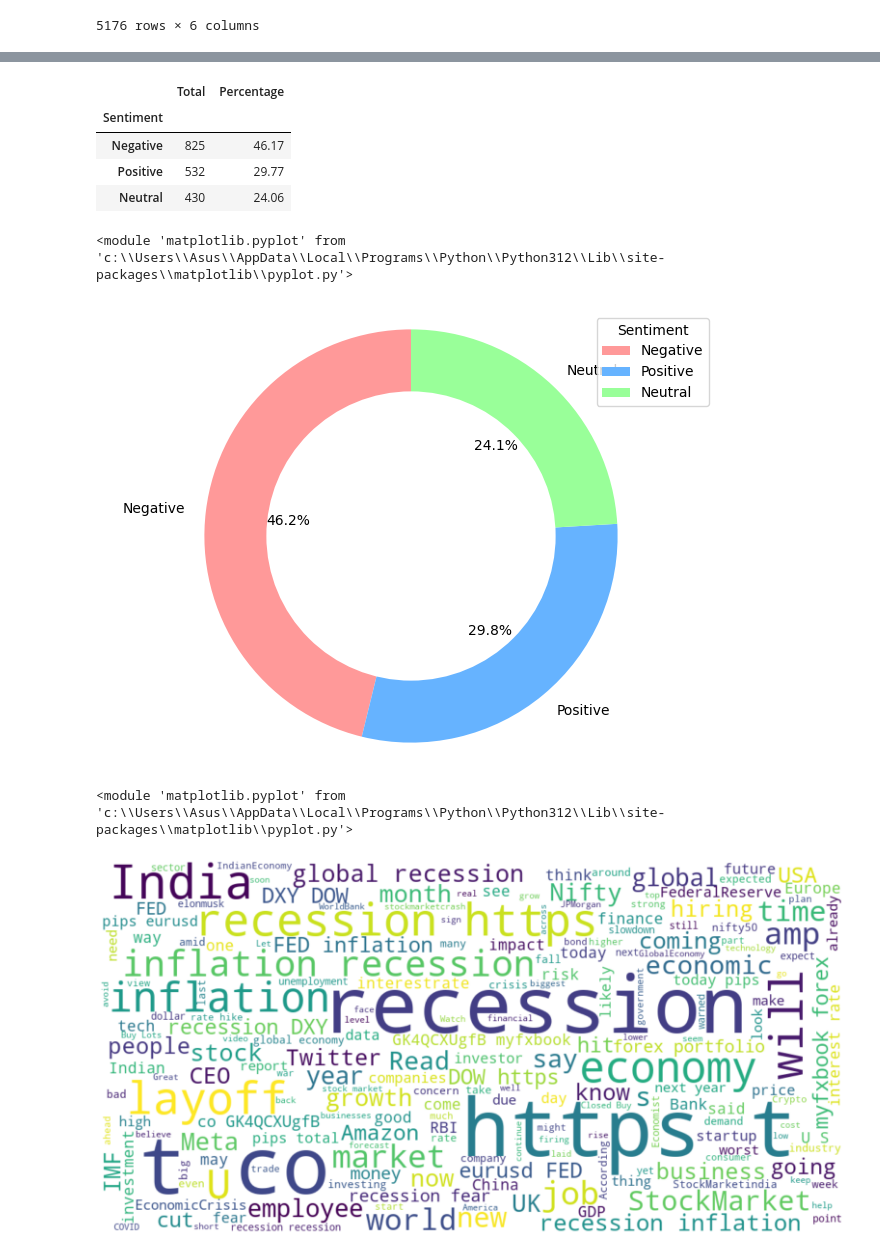
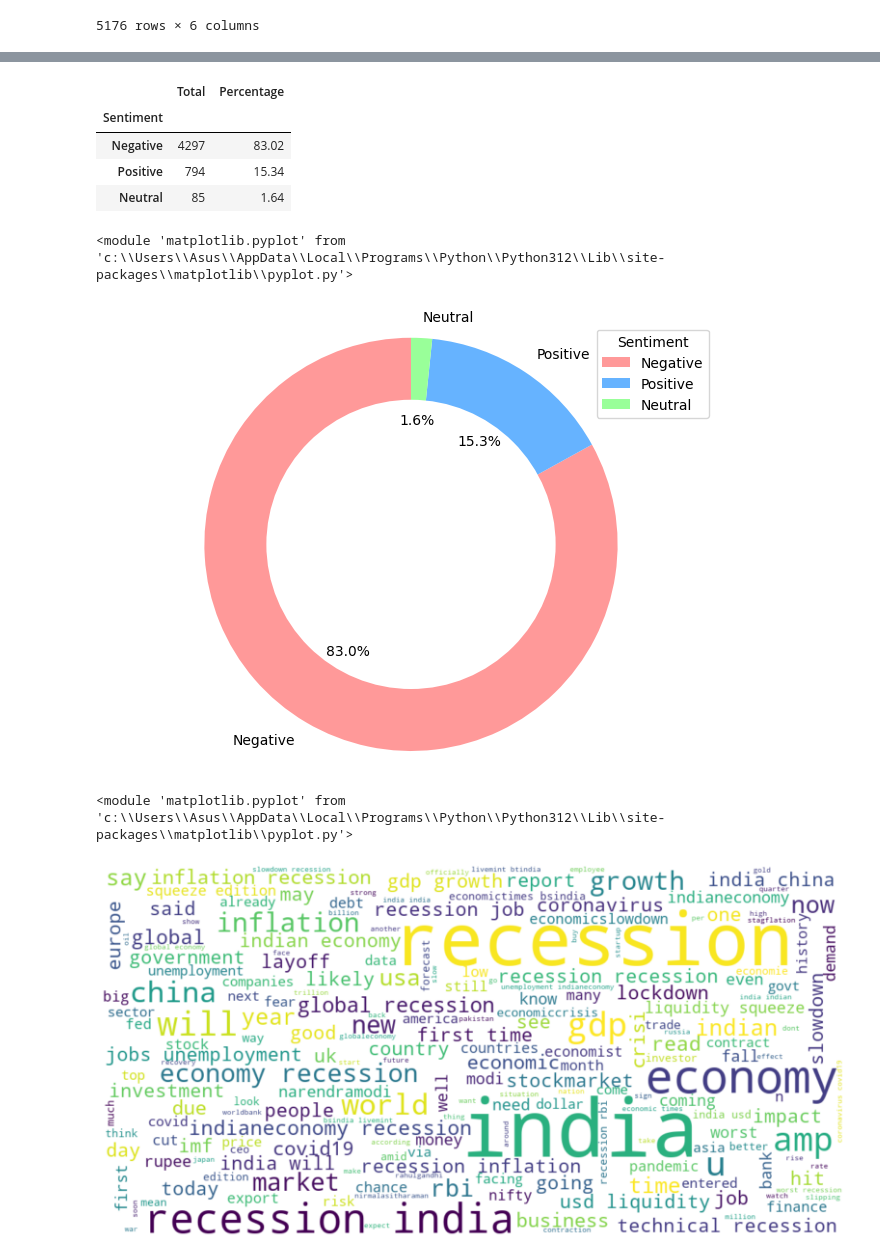
Before and after one commit to Ruchag0803/Twitter-sentiment-analysis, a Jupyter notebook: recession_Sentiment_Analysis.ipynb, the cells around one changed output, grey strips where cells are left out. Drawn from its saved outputs; the diff is of its cells as text; code cells hidden in the pictures.

```diff
--- a/recession_Sentiment_Analysis.ipynb
+++ b/recession_Sentiment_Analysis.ipynb
@@ -37,6 +49,6 @@ def clean(text):
     text=re.sub(r'https?:\/\/\S+', '', text)
     text = re.sub(r'[^a-zA-Z0-9\s]', '', text)
     return text
-df['Tweet'] = df['Tweet'].apply(clean)
+df['content'] = df['content'].apply(clean)
 df
 # %% [output]
@@ -77,7 +90,7 @@ def classify_sentiment(text):
         return 'Neutral'
 
 # Apply the function to each tweet in the 'Tweet' column and store the result in a new column 'Sentiment'
-df['Sentiment'] = df['Tweet'].apply(classify_sentiment)
+df['Sentiment'] = df['content'].apply(classify_sentiment)
 # %%
 df
 # %% [output]
@@ -105,9 +118,9 @@ tp
 # %% [output]
 |  | Total | Percentage |
 | Sentiment |  |  |
-| Negative | 825 | 46.17 |
-| Positive | 532 | 29.77 |
-| Neutral | 430 | 24.06 |
+| Negative | 4297 | 83.02 |
+| Positive | 794 | 15.34 |
+| Neutral | 85 | 1.64 |
 # %%
 
 labels = tp.index
@@ -127,16 +140,16 @@ plt.legend(title='Sentiment')
 plt
 # %% [output]
 <module 'matplotlib.pyplot' from 'c:\\Users\\Asus\\AppData\\Local\\Programs\\Python\\Python312\\Lib\\site-packages\\matplotlib\\pyplot.py'>
-[figure, old version]
+[figure, new version]
 # %%
-all_tweets = " ".join(tweet for tweet in df['Tweet'])
+all_tweets = " ".join(tweet for tweet in df['content'])
 
 wordcloud = WordCloud(width=1024, height=512, random_state=21, max_font_size=110, background_color='white').generate(all_tweets)
 
 plt.figure(figsize=(20, 10))
 plt.imshow(wordcloud, interpolation="bilinear")
 plt.axis('off')
 plt
 # %% [output]
 <module 'matplotlib.pyplot' from 'c:\\Users\\Asus\\AppData\\Local\\Programs\\Python\\Python312\\Lib\\site-packages\\matplotlib\\pyplot.py'>
-[figure, old version]
+[figure, new version]
```
Also changed, not shown: parts of 5 cells of this notebook.
